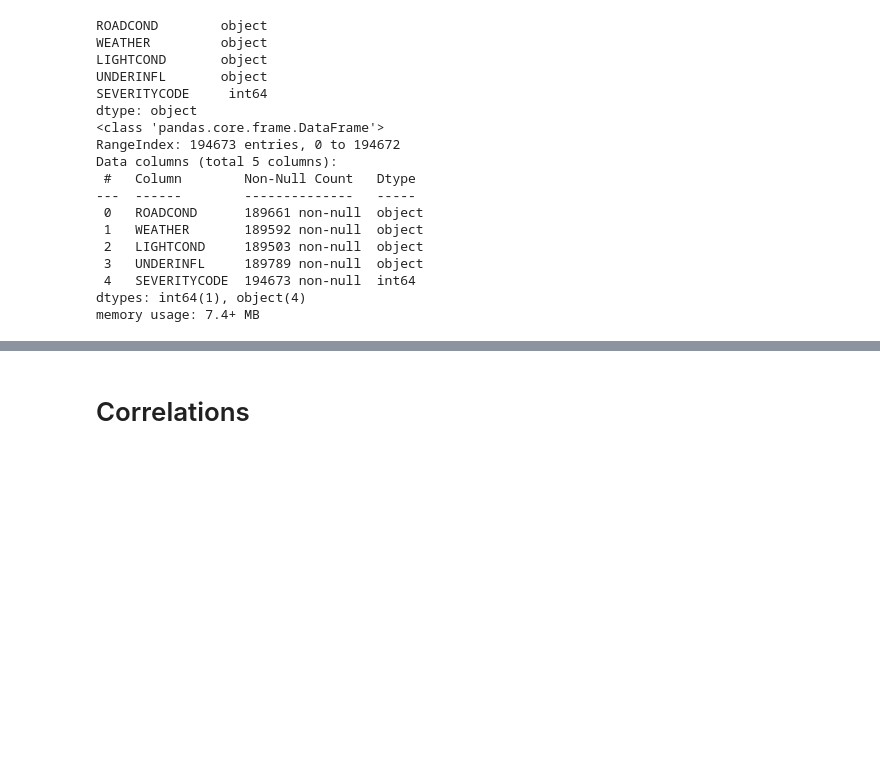
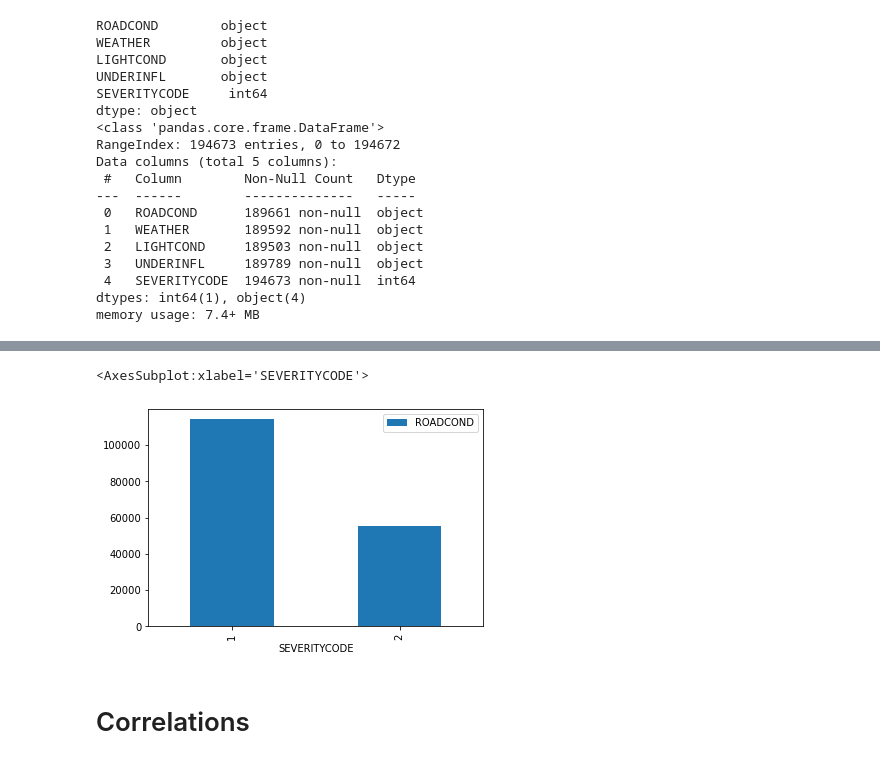
Before and after one commit to rsemin/accident_prediction_capstone, a Jupyter notebook: notebook.ipynb, the cells around one changed output, grey strips where cells are left out. Cells and saved outputs as stored; diff of their text form; code cells hidden in the pictures; blank space fills up the shorter version.

```diff
--- a/notebook.ipynb
+++ b/notebook.ipynb
@@ -107,2 +210,9 @@ SEVERITYCODE null count: 0
+# %%
+# Bar graph: Severity count
+df_severity = df_complete_target.groupby('SEVERITYCODE', axis=0).count()
+df_severity.loc[:,['ROADCOND']].plot(kind='bar')
+# %% [output]
+<AxesSubplot:xlabel='SEVERITYCODE'>
+[figure, added]
 # %% [markdown]
 # Correlations
```
Also changed, not shown: parts of 12 cells of this notebook.
